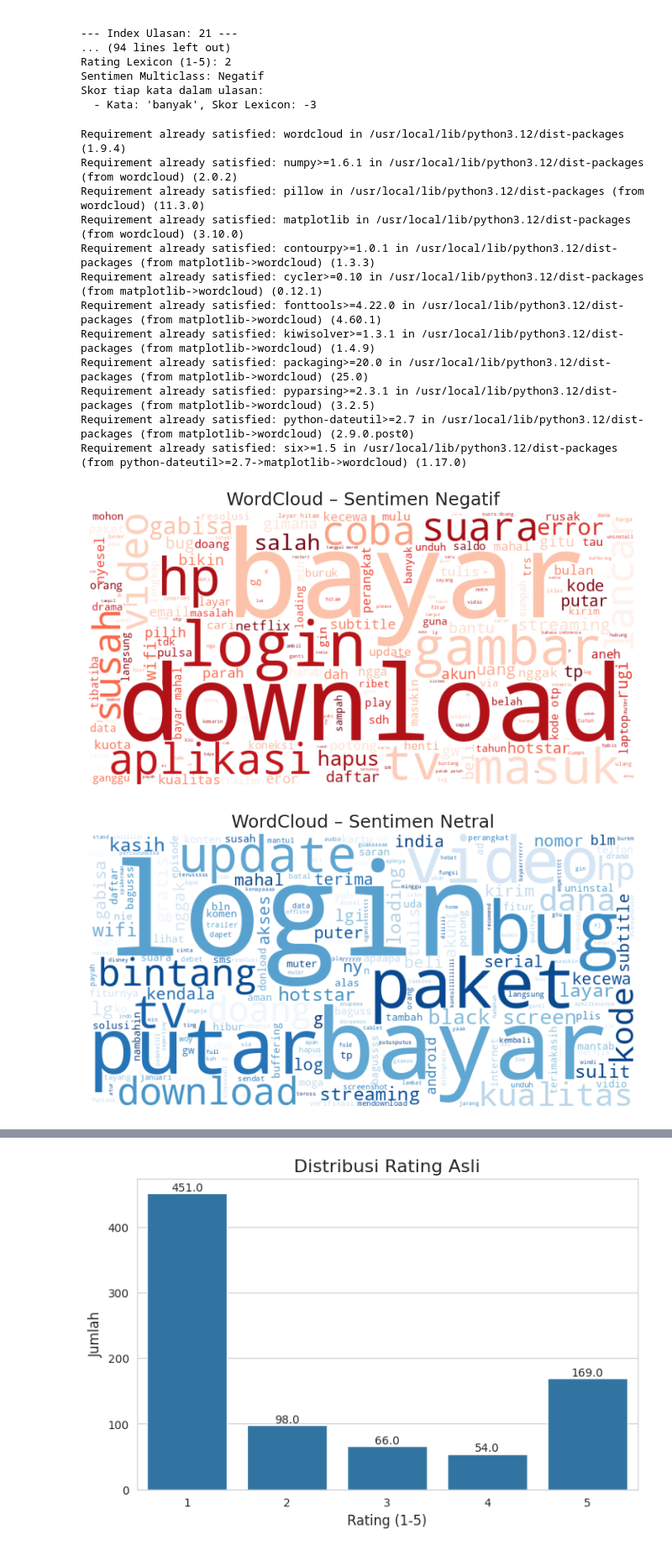
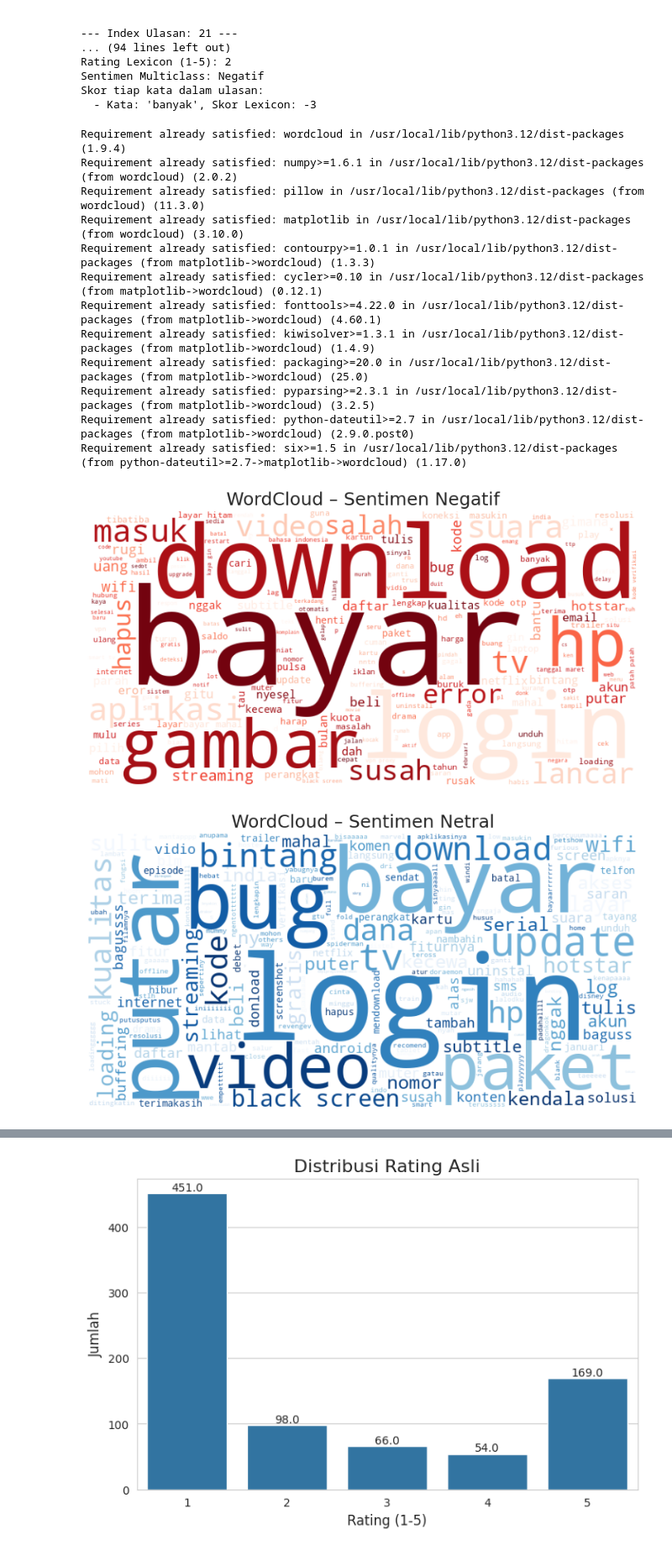
Before and after one commit to yenatariys/hasil-tesis, a Jupyter notebook: notebooks/playstore/Tesis-Playstore-FIX.ipynb, the cells around one changed output, grey strips where cells are left out. Shown at 84% size. Drawn from its saved outputs; the diff is of its cells as text; code cells hidden in the pictures.

```diff
--- a/notebooks/playstore/Tesis-Playstore-FIX.ipynb
+++ b/notebooks/playstore/Tesis-Playstore-FIX.ipynb
@@ -832,22 +839,3 @@ print(df.head())
 2                      1             Negatif
 3                      3              Netral
 4                      3              Netral
-# %%
-import ast
-
-# Ensure 'stemmed_content' is a list, handling potential string representation from CSV
-df['stemmed_content'] = df['stemmed_content'].apply(lambda x: ast.literal_eval(x) if isinstance(x, str) else x)
-
-# Recreate 'ulasan_bersih' from 'stemmed_content', ensuring empty lists become empty strings
-df['ulasan_bersih'] = df['stemmed_content'].apply(lambda x: ' '.join(x) if isinstance(x, list) else '')
-
-# Verify the number of non-null and non-empty strings in the regenerated column
-print("\n--- Checks after regenerating 'ulasan_bersih' ---")
-print(f"Number of non-null values in 'ulasan_bersih': {df['ulasan_bersih'].count()}")
-print(f"Number of NaN values in 'ulasan_bersih': {df['ulasan_bersih'].isnull().sum()}")
-print(f"Number of empty strings ('') in 'ulasan_bersih': {df[df['ulasan_bersih'] == ''].shape[0]}")
-print("-------------------------------------------------\n")
-
-# Check for nulls across all columns after the fix
-print("Null values per column after regenerating 'ulasan_bersih':")
-print(df.isnull().sum())
@@ -988,8 +958,7 @@ import matplotlib.pyplot as plt
 custom_stopwords = set(STOPWORDS)
 custom_stopwords.update([
     'nya', 'yg', 'ga', 'gak', 'aja', 'kok', 'deh', 'nih', 'dong',
-    'banget', 'bgt', 'udah', 'nyaa', 'kayak', 'lah', 'buat', 'gk', 'tetep', 'telkomsel', 'mantap', 'baik', 'sih', 'kali', 'bagus', 'kadang', 'pake', 'film', 'langgan', 'tonton', 'nonton', 'nan', 'pas', 'oke', 'suruh', 'apk', 'mending', 'kalo', 'suka', 'buka', 'muncul', 'jaring', 'pakai', 'keren', 'tarik'
-    ])
+    'banget', 'bgt', 'udah', 'nyaa', 'kayak', 'lah', 'buat', 'gk', 'tetep', 'telkomsel', 'mantap', 'baik', 'sih', 'kali', 'bagus', 'kadang', 'pake', 'film', 'langgan', 'tonton', 'nonton', 'nan', 'pas', 'oke', 'suruh', 'apk', 'mending', 'kalo', 'suka', 'buka', 'muncul', 'jaring', 'pakai', 'keren', 'tarik', 'sayang', 'potong', 'belah', 'ganggu', 'gilir', 'tpi', 'trs', 'sy', 'aneh', 'min', 'uda', 'please', 'si', 'ribet', 'lanjut', 'isi', 'make', 'sumpah', 'sampah', 'tp', 'ko', 'kasih', 'n', 'bgus', 'please', 'uda', 'kemarin', 'plis', 'bln', 'moga', 'woy', 'box', 'lgi', 'lgbt','orang', 'lg', 'doang', 'apaapa', 'gabisa', 'coba', 'wow', 'dasar', 'krn', 'aplikasi tapi', 'aman', 'dapet', 'yabuat', 'dh', 'donglot', 'knp', 'okay', 'sia', 'bodoh', 'sukses', 'bagustapi', 'sdh', 'pdhl', 'payah', 'kirim', 'disneyhotstar', 'yah', 'ad', 'puas', 'tink', 'via', 'nie', 'sngja', 'aj', 'jgaa', 'pendoo', 'bsa', 'tera', 'yaa', 'klo', 'ok', 'nglink', 'butuh', 'knapa', 'taruh', 'bener', 'nga', 'bagusss', 'cmn', 'kembali', 'lengan', 'gw', 'yaaa', 'g', 'tdk', 'kaga', 'maaf', 'utk', 'pakek', 'ngga', 'bikin', 'mantul', 'gmana', 'ayo', 'kontolllllllll' ])
 
 # Fungsi bantu untuk membuat WordCloud dan mengembalikannya
 def generate_wordcloud(text, title, color='black'):
@@ -1011,32 +980,32 @@ positif_content = ' '.join(df[df['sentimen_multiclass'] == 'Positif']['ulasan_be
 # WordCloud Negatif
 wordcloud_negatif = generate_wordcloud(
     negatif_content, 'WordCloud – Sentimen Negatif', color='Reds'
 )
 wordcloud_negatif.to_file(f"{output_dir}/wordcloud_negatif_play.png")
 
 # WordCloud Netral
 wordcloud_netral = generate_wordcloud(
     netral_content, 'WordCloud – Sentimen Netral', color='Blues'
 )
 wordcloud_netral.to_file(f"{output_dir}/wordcloud_netral_play.png")
 
 # WordCloud Positif
 wordcloud_positif = generate_wordcloud(
     positif_content, 'WordCloud – Sentimen Positif', color='Greens'
 )
 wordcloud_positif.to_file(f"{output_dir}/wordcloud_positif_play.png")
 # %% [output]
 Requirement already satisfied: wordcloud in /usr/local/lib/python3.12/dist-packages (1.9.4)
 Requirement already satisfied: numpy>=1.6.1 in /usr/local/lib/python3.12/dist-packages (from wordcloud) (2.0.2)
 Requirement already satisfied: pillow in /usr/local/lib/python3.12/dist-packages (from wordcloud) (11.3.0)
 Requirement already satisfied: matplotlib in /usr/local/lib/python3.12/dist-packages (from wordcloud) (3.10.0)
 Requirement already satisfied: contourpy>=1.0.1 in /usr/local/lib/python3.12/dist-packages (from matplotlib->wordcloud) (1.3.3)
 Requirement already satisfied: cycler>=0.10 in /usr/local/lib/python3.12/dist-packages (from matplotlib->wordcloud) (0.12.1)
 Requirement already satisfied: fonttools>=4.22.0 in /usr/local/lib/python3.12/dist-packages (from matplotlib->wordcloud) (4.60.1)
 Requirement already satisfied: kiwisolver>=1.3.1 in /usr/local/lib/python3.12/dist-packages (from matplotlib->wordcloud) (1.4.9)
 Requirement already satisfied: packaging>=20.0 in /usr/local/lib/python3.12/dist-packages (from matplotlib->wordcloud) (25.0)
 Requirement already satisfied: pyparsing>=2.3.1 in /usr/local/lib/python3.12/dist-packages (from matplotlib->wordcloud) (3.2.5)
 Requirement already satisfied: python-dateutil>=2.7 in /usr/local/lib/python3.12/dist-packages (from matplotlib->wordcloud) (2.9.0.post0)
 Requirement already satisfied: six>=1.5 in /usr/local/lib/python3.12/dist-packages (from python-dateutil>=2.7->matplotlib->wordcloud) (1.17.0)
-[figure, old version]
+[figure, new version]
-[figure, old version]
+[figure, new version]
```
Also changed, not shown: parts of 24 cells of this notebook, 6 other files.
